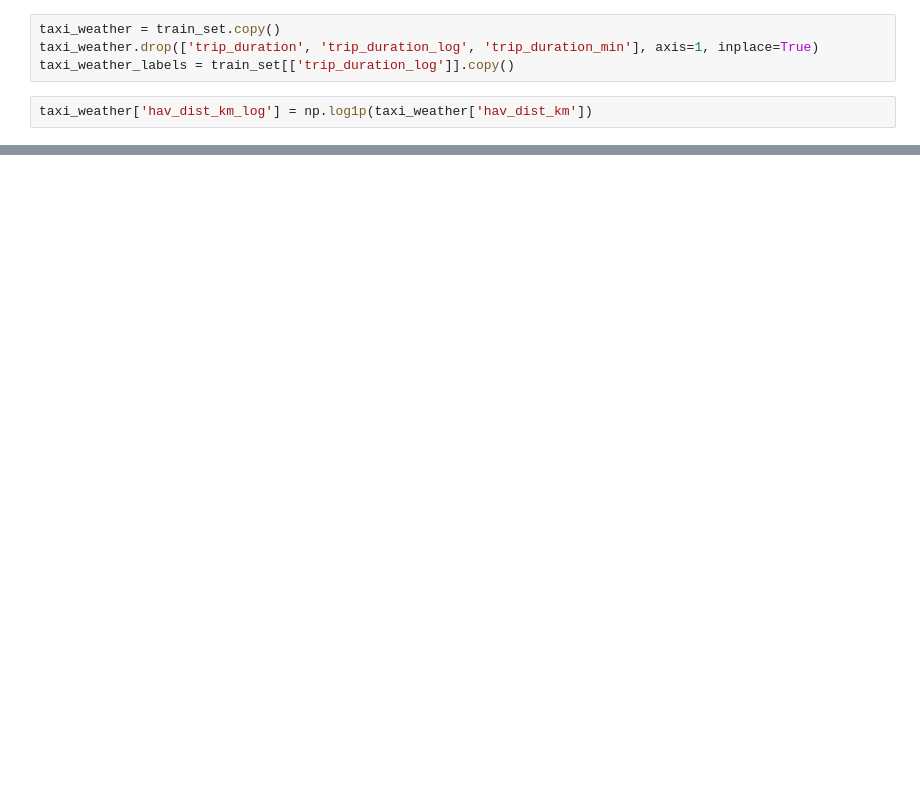
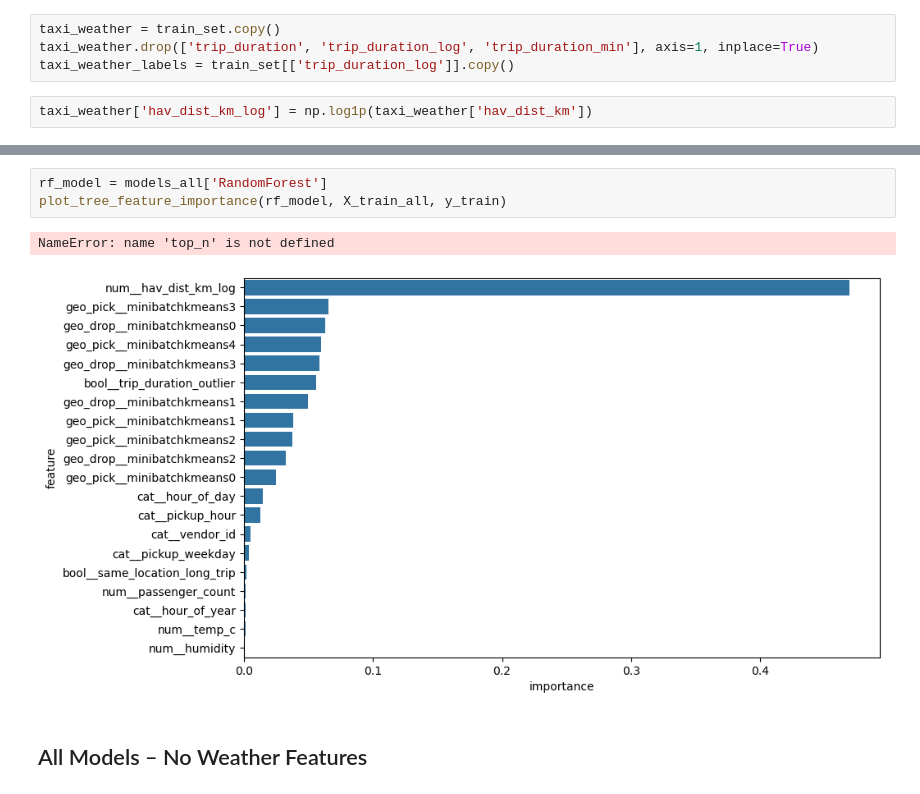
Before and after one commit to Wendo99/NYC-Taxi-Trip-Duration, a Jupyter notebook: notebooks/modelling.ipynb, the cells around one changed output, grey strips where cells are left out. Cells and saved outputs as stored; diff of their text form; blank space fills up the shorter version.

```diff
--- a/notebooks/modelling.ipynb
+++ b/notebooks/modelling.ipynb
@@ -420,0 +188,8 @@ plot_tree_feature_importance(rf_base_pipeline, X_train, y_train)
+# %%
+rf_model = models_all['RandomForest']
+plot_tree_feature_importance(rf_model, X_train_all, y_train)
+# %% [output]
+NameError: name 'top_n' is not defined
+[figure, added]
+# %% [markdown]
+## All Models – No Weather Features
```
Also changed, not shown: parts of 53 cells of this notebook, 5 other files.
